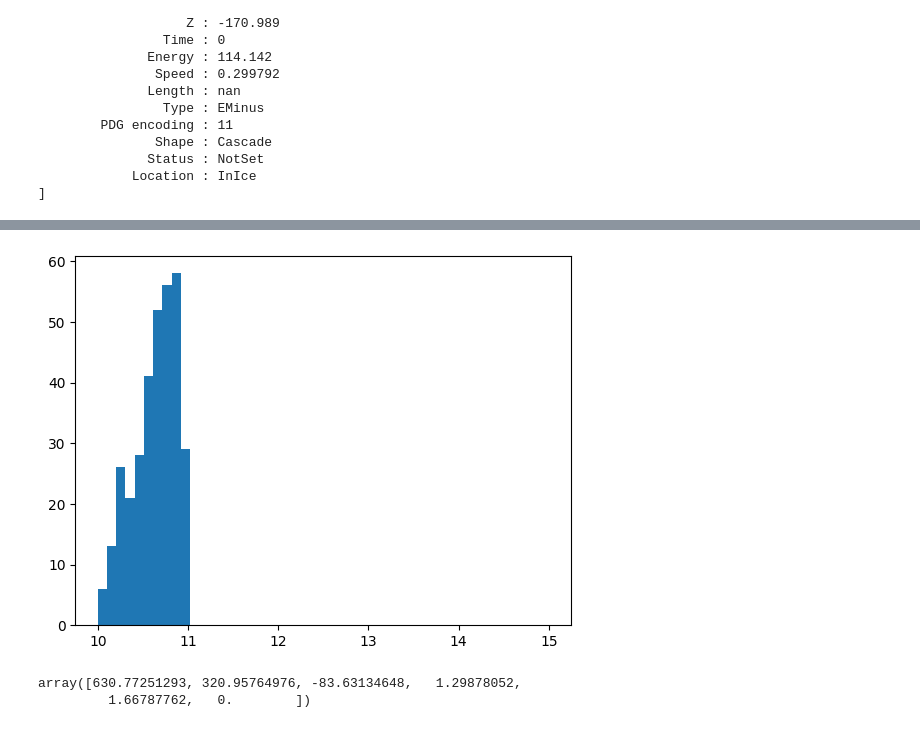
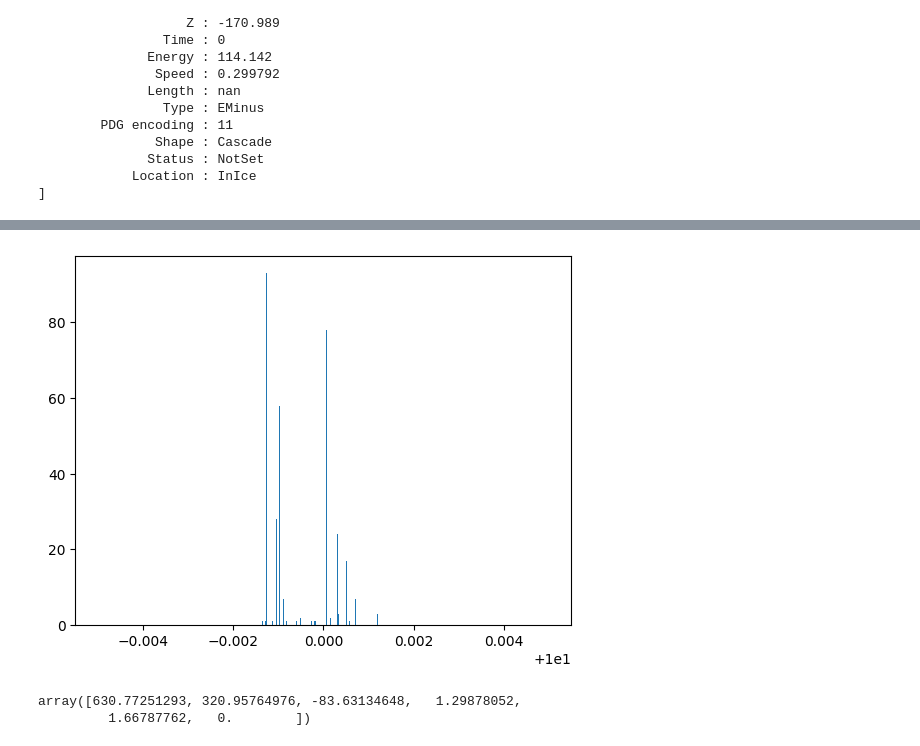
Before and after one commit to BraydenDillon/P-ONE_Cascade_Reco, a Jupyter notebook: notebooks/Three_dimensional_analysis.ipynb, the cells around one changed output, grey strips where cells are left out. Saved outputs shown, nothing was run; the diff lists cells and outputs as text; code cells hidden in the pictures.

```diff
--- a/notebooks/Three_dimensional_analysis.ipynb
+++ b/notebooks/Three_dimensional_analysis.ipynb
@@ -212,6 +222,7 @@ def datacollect(frame):
     dphilst = []
     dr = []
     xyz = []
+    v = []
 
     Epos = frame["I3MCTree"][1].pos
     doms = gcdframe["I3ModuleGeoMap"]
@@ -224,7 +235,7 @@ def datacollect(frame):
         modulekey = dataclasses.ModuleKey(key.string, key.om)
         dompos = doms[modulekey].pos
         for photon in photons[key]:
-            photon_pos = dompos + photon.pos
+            photon_pos = dompos
             xyz.append([photon_pos.x, photon_pos.y, photon_pos.z])
             flight = dompos + photon.pos - Epos
             dr.append(flight.magnitude)
@@ -244,6 +255,7 @@ def datacollect(frame):
             # Etheta.append(flight.azimuth)
             # Ephi.append(flight.zenith)
 
+
     return np.column_stack([xyz, t, dt])
 # %%
 # EventData1 = datacollect(frame18)
@@ -300,9 +328,9 @@ def find_tres(coords, Event):
     event_t = Event[:, 3]
 
     # Calculate Displacement Magnitude
-    diff = -coords[0:3] + event_xyz
+    diff = coords[0:3] - event_xyz
     dr = np.linalg.norm(diff, axis=1)
     # Calculate Time Residual
-    dt = event_t - coords[5] - (1.34*dr/dataclasses.I3Constants.c)
+    dt = (event_t - coords[5]) - (1.34*dr / dataclasses.I3Constants.c)
     tres_list.append(dt)
     return(dt)
@@ -331,7 +385,7 @@ tres_lst = find_tres(np.array([-475.123, -347.197, -170.989, 6.06428, 2.10793, 0
 # %%
-plt.hist(tres_lst, np.linspace (10, 15, 50));
+plt.hist(tres_lst, np.linspace (9.995, 10.005, 500));
 # %% [output]
-[figure, old version]
+[figure, new version]
 # %%
 def minimizer(guess, event, function=Likelihood_3d):
     # Guess should be xyzt
```
Also changed, not shown: parts of 8 cells of this notebook, 4 other files.
